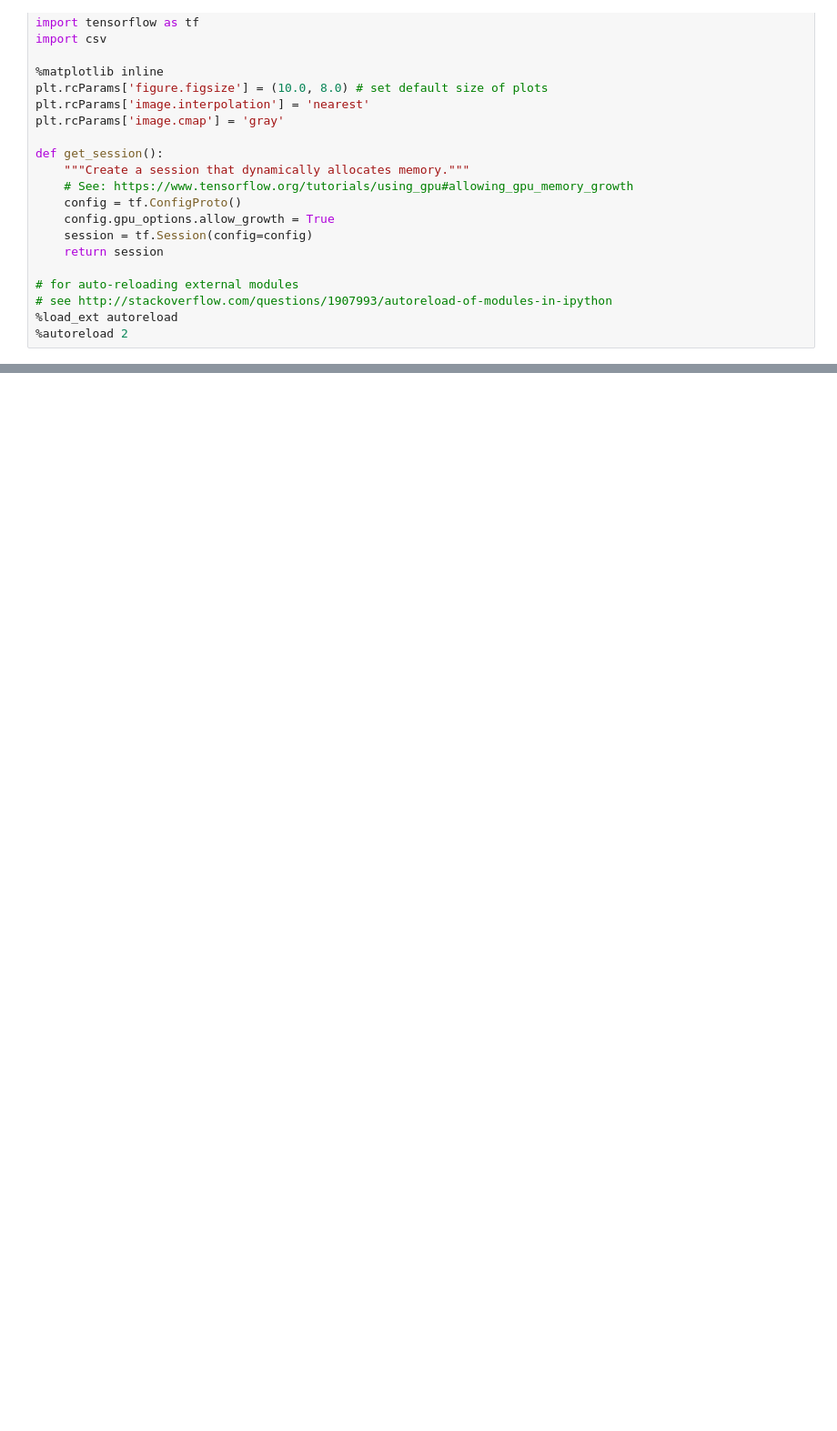
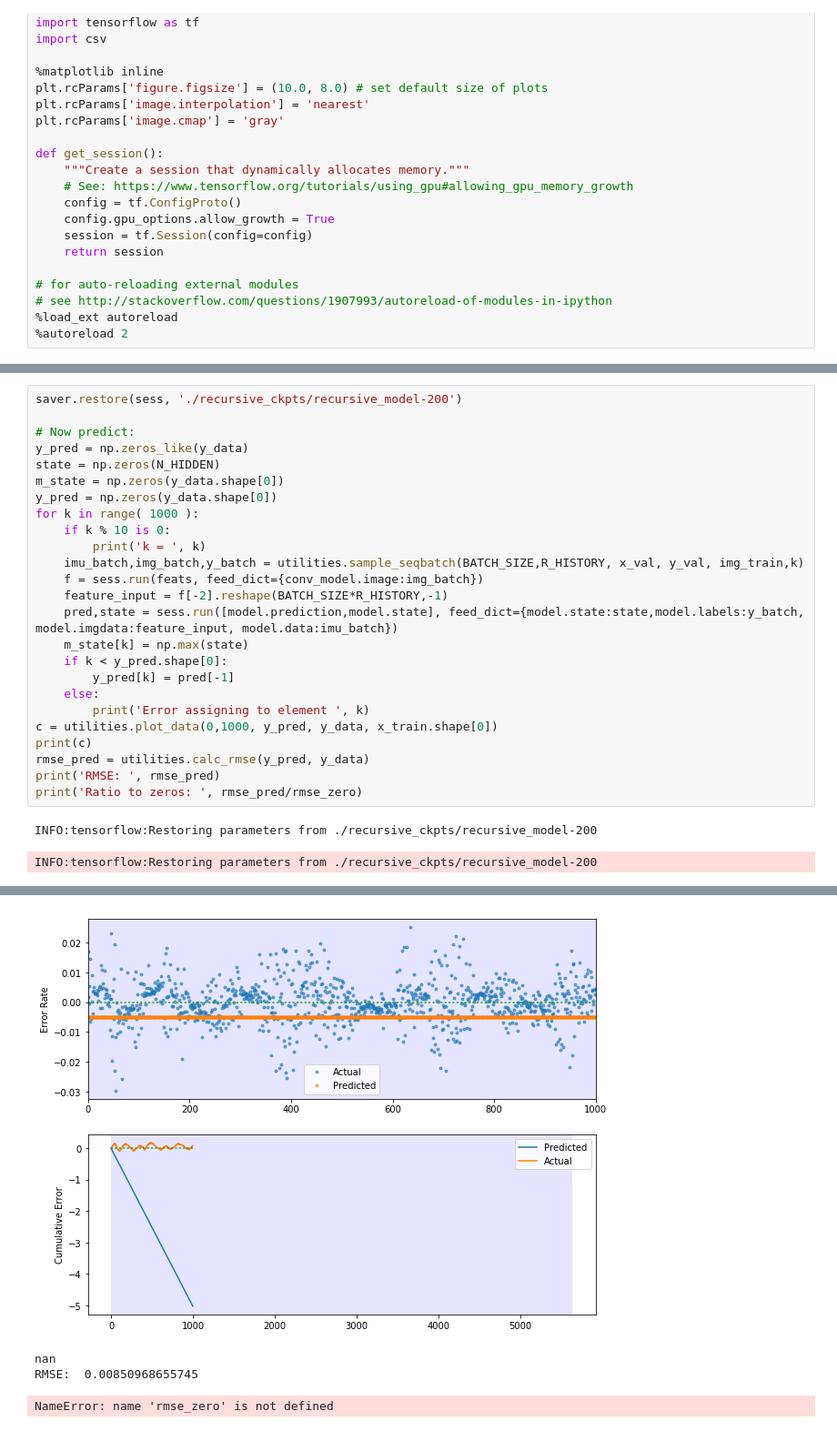
Before and after one commit to chelseas/teach-me-to-tango, a Jupyter notebook: deepRNN.ipynb, the cells around one changed output, grey strips where cells are left out. Shown at 91% size. Saved outputs shown, nothing was run; the diff lists cells and outputs as text; blank space fills up the shorter version.

```diff
--- a/deepRNN.ipynb
+++ b/deepRNN.ipynb
@@ -193,0 +267,28 @@ Step:  0  Train:  0.0199589  Val:  0.156918 LR:  0.00495
+# %%
+saver.restore(sess, './recursive_ckpts/recursive_model-200')
+
+# Now predict:
+y_pred = np.zeros_like(y_data)
+state = np.zeros(N_HIDDEN)
+m_state = np.zeros(y_data.shape[0])
+y_pred = np.zeros(y_data.shape[0])
+for k in range( 1000 ):
+    if k % 10 is 0:
+        print('k = ', k)
+    imu_batch,img_batch,y_batch = utilities.sample_seqbatch(BATCH_SIZE,R_HISTORY, x_val, y_val, img_train,k)
+    f = sess.run(feats, feed_dict={conv_model.image:img_batch})
+    feature_input = f[-2].reshape(BATCH_SIZE*R_HISTORY,-1)
+    pred,state = sess.run([model.prediction,model.state], feed_dict={model.state:state,model.labels:y_batch, model.imgdata:feature_input, model.data:imu_batch})
+    m_state[k] = np.max(state)
+    if k < y_pred.shape[0]:
+        y_pred[k] = pred[-1]
+    else:
+        print('Error assigning to element ', k)
+c = utilities.plot_data(0,1000, y_pred, y_data, x_train.shape[0])
+print(c)
+rmse_pred = utilities.calc_rmse(y_pred, y_data)
+print('RMSE: ', rmse_pred)
+print('Ratio to zeros: ', rmse_pred/rmse_zero)
+# %% [output]
+INFO:tensorflow:Restoring parameters from ./recursive_ckpts/recursive_model-200
+INFO:tensorflow:Restoring parameters from ./recursive_ckpts/recursive_model-200
@@ -193,0 +312,4 @@ Step:  0  Train:  0.0199589  Val:  0.156918 LR:  0.00495
+[figure, added]
+nan
+RMSE:  0.00850968655745
+NameError: name 'rmse_zero' is not defined
```
Also changed, not shown: parts of 4 cells of this notebook.
